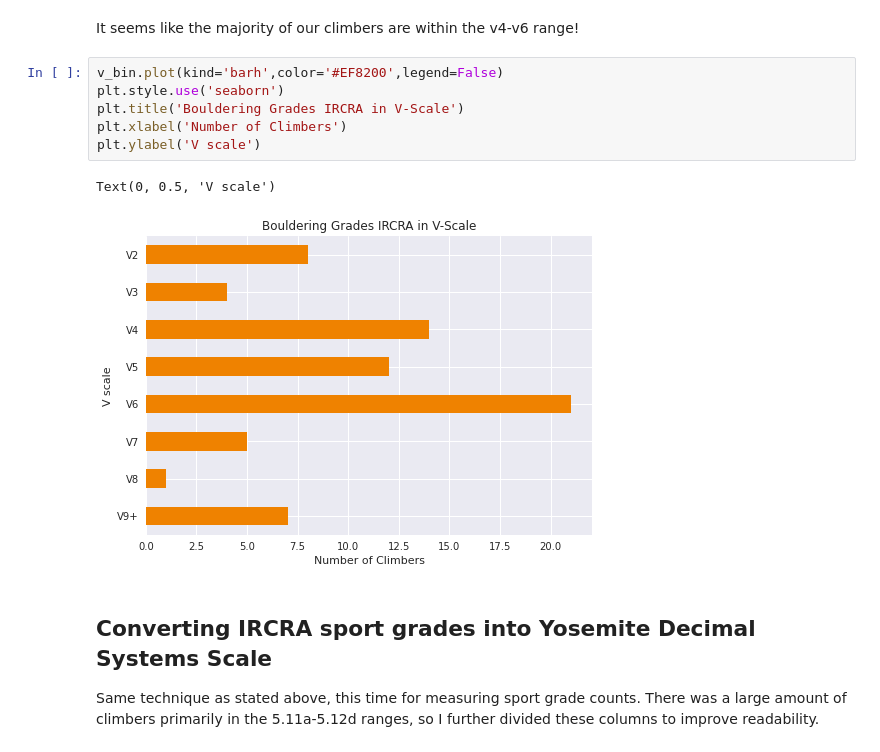
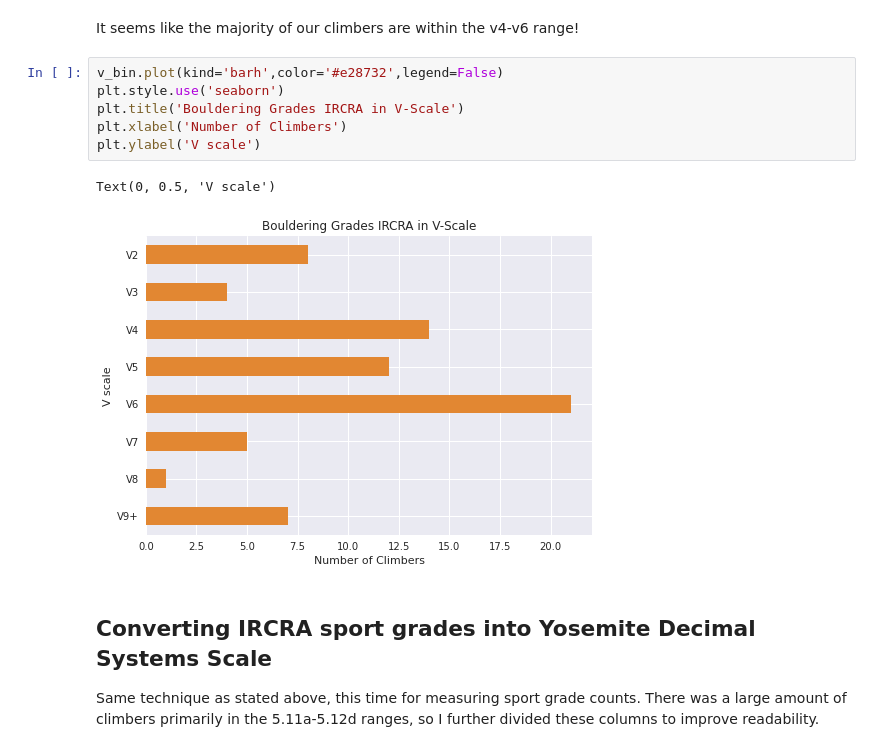
Before and after one commit to haokliao/Critical-Force-Visualization, a Jupyter notebook: EDA_002_notebook.ipynb, the cells around one changed output. Cells and saved outputs as stored; diff of their text form.

```diff
--- a/EDA_002_notebook.ipynb
+++ b/EDA_002_notebook.ipynb
@@ -65,14 +65,14 @@ v_bin.sort_index(ascending=True)
 
 It seems like the majority of our climbers are within the v4-v6 range!
 # %%
-v_bin.plot(kind='barh',color='#EF8200',legend=False)
+v_bin.plot(kind='barh',color='#e28732',legend=False)
 plt.style.use('seaborn')
 plt.title('Bouldering Grades IRCRA in V-Scale')
 plt.xlabel('Number of Climbers')
 plt.ylabel('V scale')
 # %% [output]
 Text(0, 0.5, 'V scale')
-[figure, old version]
+[figure, new version]
 # %% [markdown]
 ## Converting IRCRA sport grades into Yosemite Decimal Systems Scale
 
```
Also changed, not shown: parts of 5 cells of this notebook.
